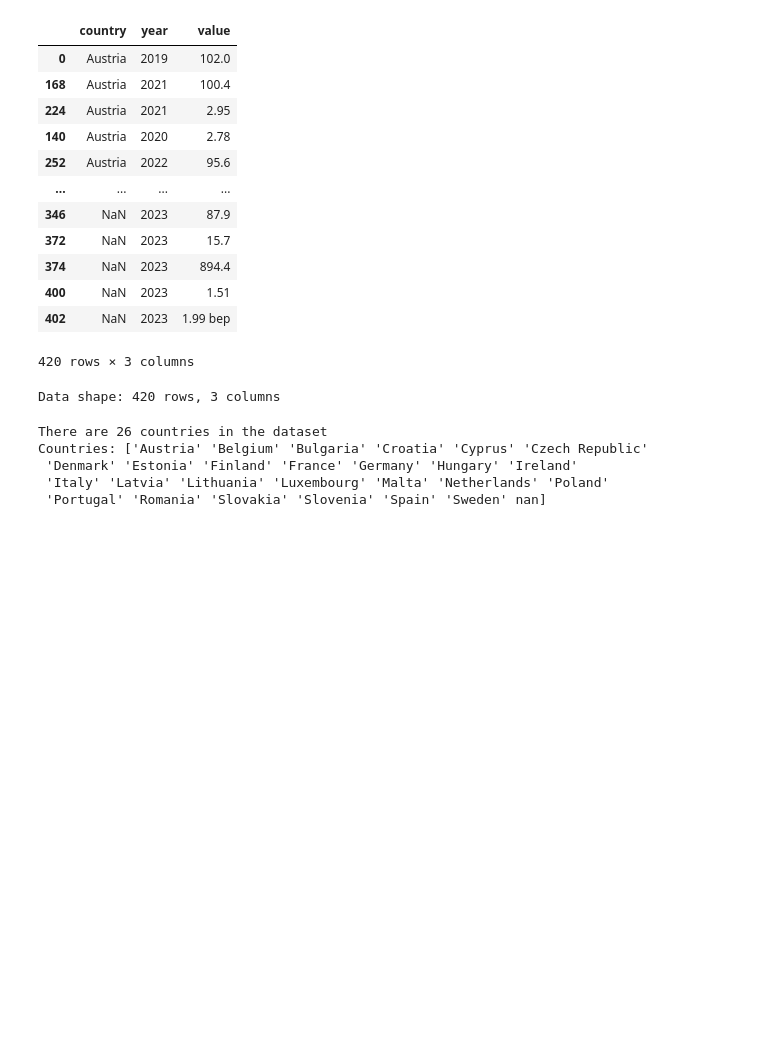
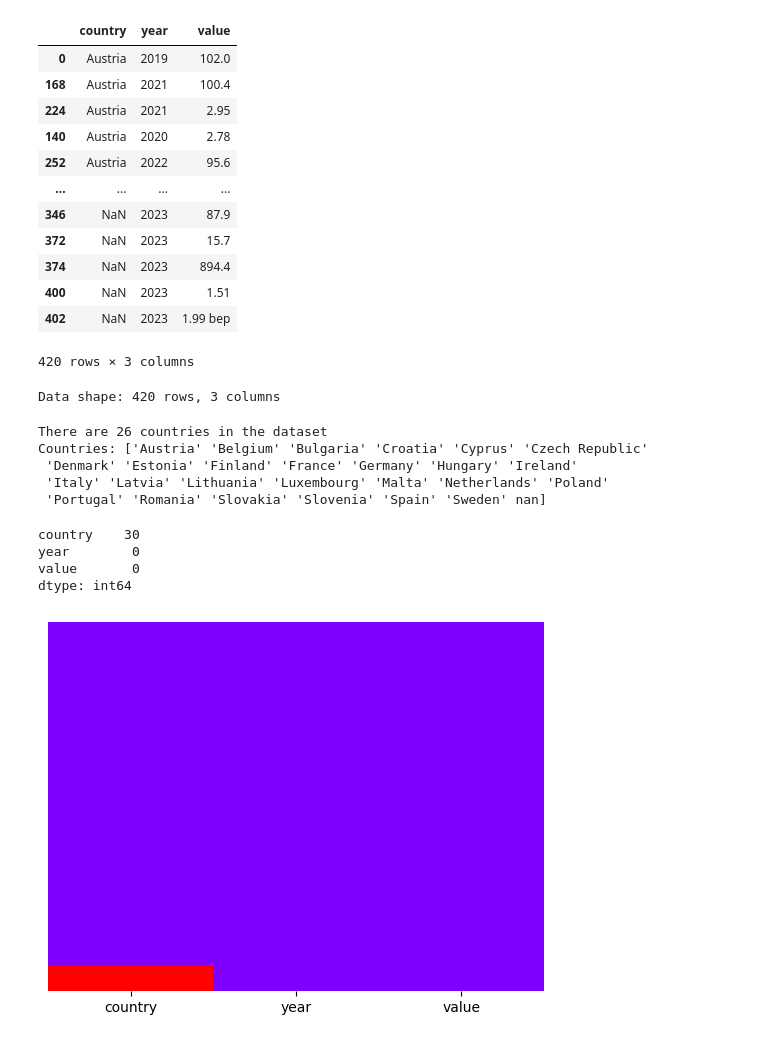
Before and after one commit to mircog991/green-index, a Jupyter notebook: analysis/final-energy-consumption-analysis.ipynb, the cells around one changed output. Saved outputs shown, nothing was run; the diff lists cells and outputs as text; code cells hidden in the pictures; blank space fills up the shorter version.

```diff
--- a/analysis/final-energy-consumption-analysis.ipynb
+++ b/analysis/final-energy-consumption-analysis.ipynb
@@ -42,3 +42,15 @@ Countries: ['Austria' 'Belgium' 'Bulgaria' 'Croatia' 'Cyprus' 'Czech Republic'
  'Denmark' 'Estonia' 'Finland' 'France' 'Germany' 'Hungary' 'Ireland'
  'Italy' 'Latvia' 'Lithuania' 'Luxembourg' 'Malta' 'Netherlands' 'Poland'
  'Portugal' 'Romania' 'Slovakia' 'Slovenia' 'Spain' 'Sweden' nan]
+# %%
+# Display null values
+sns.heatmap(filtered_df.isnull(), yticklabels = False, cbar = False, cmap = 'rainbow')
+
+# Count null values
+filtered_df.isnull().sum()
+# %% [output]
+country    30
+year        0
+value       0
+dtype: int64
+[figure, added]
```
Also changed, not shown: 5 other files.
